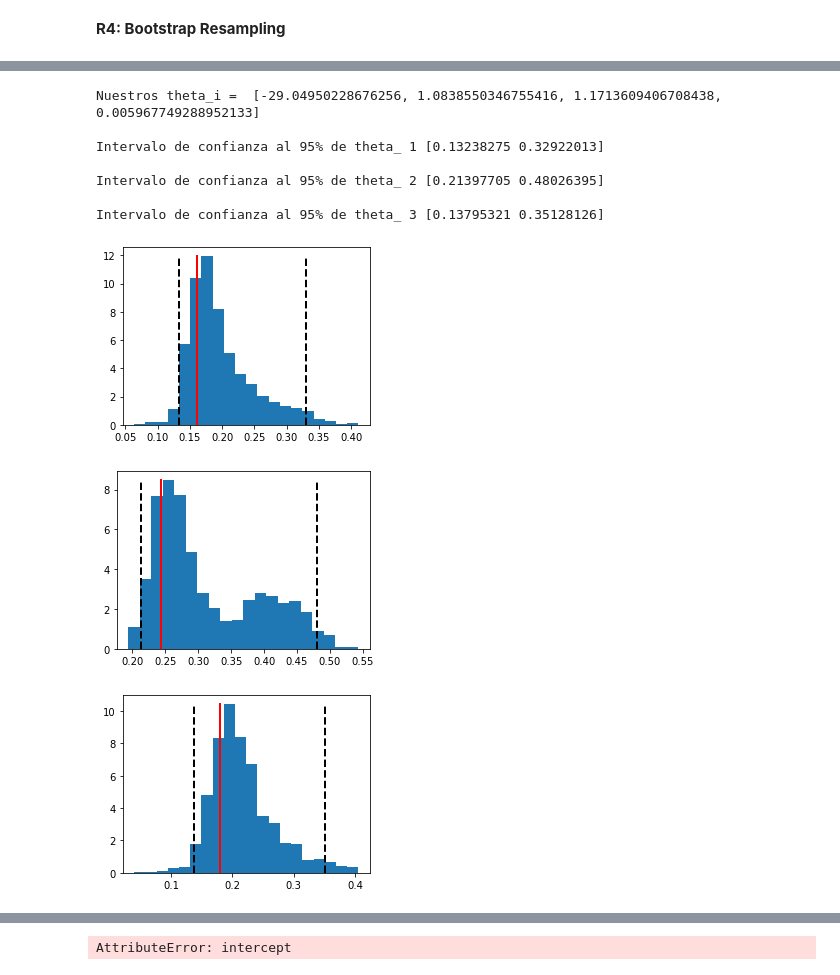
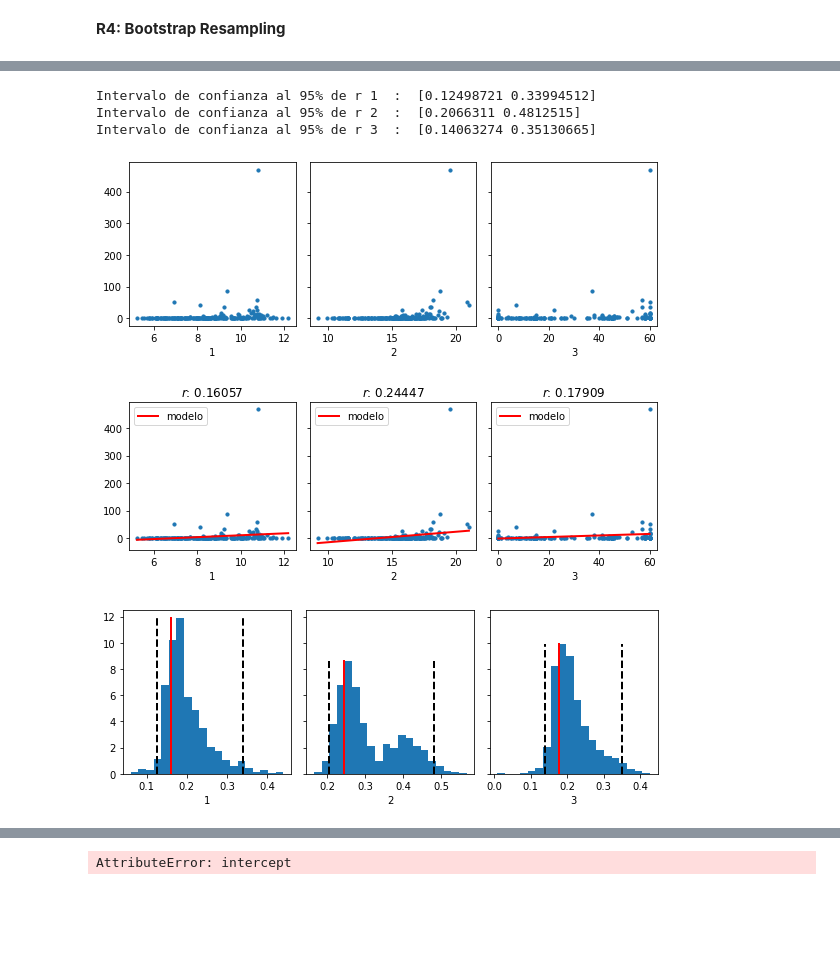
Before and after one commit to Valrojo/info147u2, a Jupyter notebook: info147_tarea2.ipynb, the cells around one changed output, grey strips where cells are left out. Drawn from its saved outputs; the diff is of its cells as text; code cells hidden in the pictures; blank space fills up the shorter version.

```diff
--- a/info147_tarea2.ipynb
+++ b/info147_tarea2.ipynb
@@ -243,8 +231,7 @@ def logLtheta0(theta_best_0):
     return -1*(np.dot(y.T,n1)-np.sum(n2))
 
 def ftheta0(z):
-    theta_best_0 = z[0]
-    return logLtheta0(theta_best_0)
+    return logLtheta0(z[0])
 
 the = np.random.randn(1)*0.1
 res = scipy.optimize.minimize(fun =ftheta0, x0 = the)
@@ -292,29 +273,37 @@ def boostrap_linregress(x, y, T=100):
         params[t, :] = [res.intercept, res.slope, res.rvalue]
     return params
 # %%
-print("Nuestros theta_i = ",best_theta_val)
+fig, ax = plt.subplots(1, 3, figsize=(8, 3), tight_layout=True, sharey=True)
 for i in range(3):
-    a=x[:,i]
-    b=y[:,0]
-    params = scipy.stats.linregress(a,b)
-    boostrap_params = boostrap_linregress(a,b , T=1000)
+    ax[i].scatter(x[:,i], y[:,0], s=10)
+    ax[i].set_xlabel(i+1)
+
+fig, ax = plt.subplots(1, 3, figsize=(8, 3), tight_layout=True, sharey=True)
+for i in range(3):
+    res = scipy.stats.linregress(x[:,i], y[:,0])
+    x_plot = np.linspace(np.amin(x[:,i]), np. amax(x[:,i]), num=100)
+    ax[i].scatter(x[:,i], y[:,0], s=10)
+    ax[i].plot(x_plot, res.slope*x_plot + res.intercept, lw=2, c='r', label='modelo');
+    ax[i].set_title(f"$r$: {res.rvalue:0.5f}")
+    ax[i].set_xlabel(i+1)
+    ax[i].legend()
+
+fig, ax = plt.subplots(1, 3, figsize=(8, 3), tight_layout=True, sharey=True)
+for i in range(3):
+    params = scipy.stats.linregress(x[:,i],y[:,0])
+    boostrap_params = boostrap_linregress(x[:,i],y[:,0] , T=1000)
     r_bootstrap = boostrap_params[:, 2]
-    fig, ax = plt.subplots(figsize=(4, 3), tight_layout=True)
-    hist_val, hist_lim, _ = ax.hist(r_bootstrap, bins=20, density=True)
-    ax.plot([params.rvalue]*2, [0, np.max(hist_val)], 'r-', lw=2)
+    hist_val, hist_lim, _ = ax[i].hist(r_bootstrap, bins=20, density=True)
+    ax[i].plot([params.rvalue]*2, [0, np.max(hist_val)], 'r-', lw=2)
     IC = np.percentile(r_bootstrap, [2.5, 97.5])
-    ax.plot([IC[0]]*2, [0, np.max(hist_val)], 'k--', lw=2)
-    ax.plot([IC[1]]*2, [0, np.max(hist_val)], 'k--', lw=2)
-    print()
-    print(f"Intervalo de confianza al 95% de theta_",i+1,IC)
+    ax[i].plot([IC[0]]*2, [0, np.max(hist_val)], 'k--', lw=2)
+    ax[i].plot([IC[1]]*2, [0, np.max(hist_val)], 'k--', lw=2)
+    ax[i].set_xlabel(i+1)
+    print("Intervalo de confianza al 95% de r",i+1," : ", IC)
 # %% [output]
-Nuestros theta_i =  [-29.04950228676256, 1.0838550346755416, 1.1713609406708438, 0.005967749288952133]
-
-Intervalo de confianza al 95% de theta_ 1 [0.13238275 0.32922013]
-
-Intervalo de confianza al 95% de theta_ 2 [0.21397705 0.48026395]
-
-Intervalo de confianza al 95% de theta_ 3 [0.13795321 0.35128126]
+Intervalo de confianza al 95% de r 1  :  [0.12498721 0.33994512]
+Intervalo de confianza al 95% de r 2  :  [0.2066311 0.4812515]
+Intervalo de confianza al 95% de r 3  :  [0.14063274 0.35130665]
-[figure, old version]
+[figure, new version]
-[figure, old version]
+[figure, new version]
-[figure, old version]
+[figure, new version]
```
Also changed, not shown: parts of 9 cells of this notebook.
